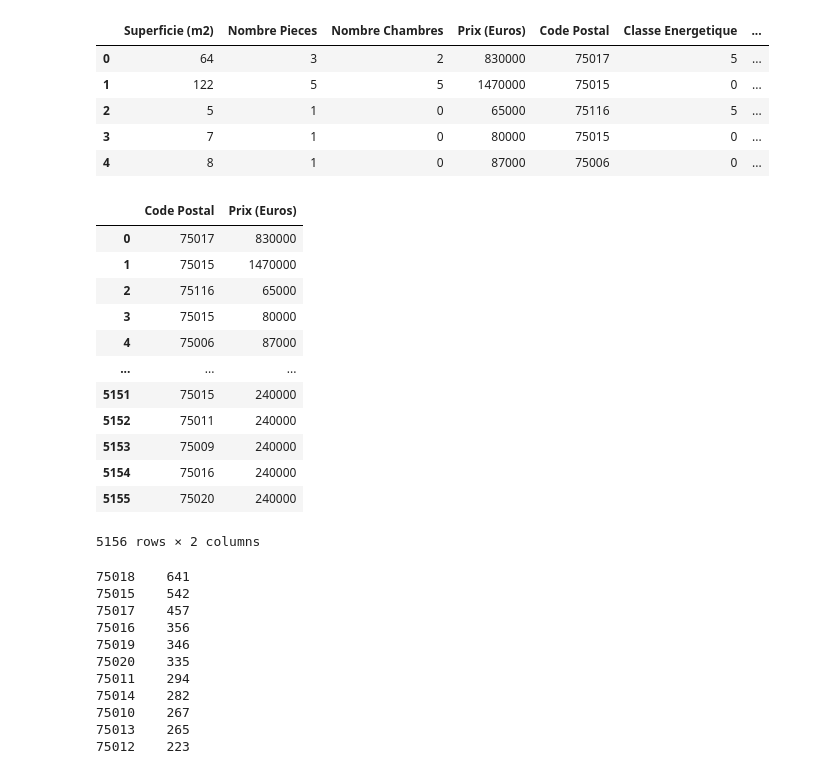
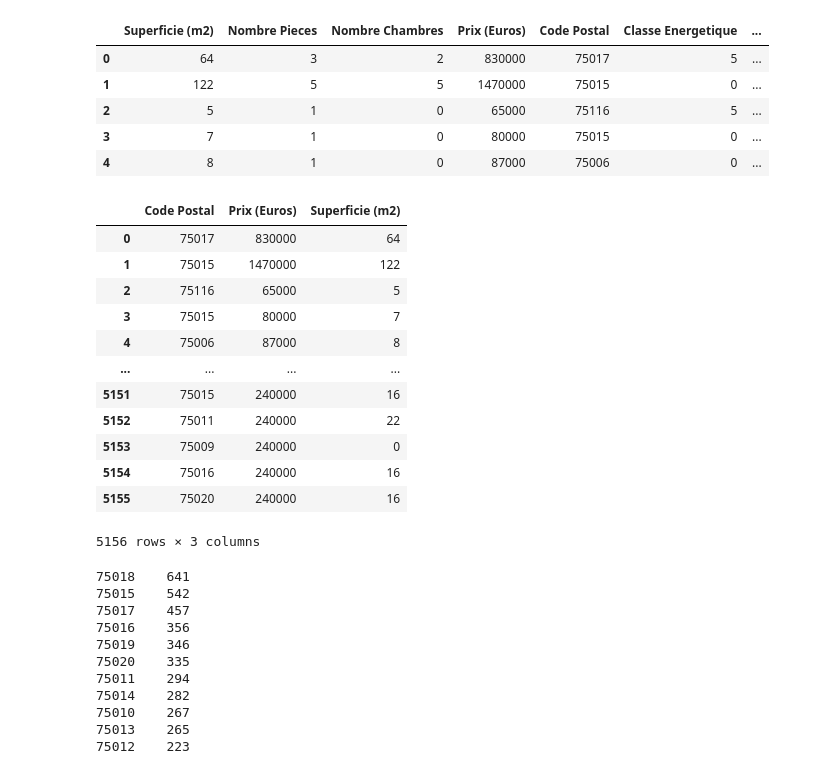
Before and after one commit to sabrineTT/real-estate-prediction, a Jupyter notebook: Julien/test_ML3.ipynb, the cells around one changed output. Drawn from its saved outputs; the diff is of its cells as text; code cells hidden in the pictures.

```diff
--- a/Julien/test_ML3.ipynb
+++ b/Julien/test_ML3.ipynb
@@ -453,21 +453,21 @@ df.head()
 | 3 | 7 | 1 | 0 | 80000 | 75015 | 0 | ... |
 | 4 | 8 | 1 | 0 | 87000 | 75006 | 0 | ... |
 # %%
-df[['Code Postal','Prix (Euros)']]
+df[['Code Postal','Prix (Euros)', 'Superficie (m2)']]
 # %% [output]
-|  | Code Postal | Prix (Euros) |
-| 0 | 75017 | 830000 |
-| 1 | 75015 | 1470000 |
-| 2 | 75116 | 65000 |
-| 3 | 75015 | 80000 |
-| 4 | 75006 | 87000 |
-| ... | ... | ... |
-| 5151 | 75015 | 240000 |
-| 5152 | 75011 | 240000 |
-| 5153 | 75009 | 240000 |
-| 5154 | 75016 | 240000 |
-| 5155 | 75020 | 240000 |
+|  | Code Postal | Prix (Euros) | Superficie (m2) |
+| 0 | 75017 | 830000 | 64 |
+| 1 | 75015 | 1470000 | 122 |
+| 2 | 75116 | 65000 | 5 |
+| 3 | 75015 | 80000 | 7 |
+| 4 | 75006 | 87000 | 8 |
+| ... | ... | ... | ... |
+| 5151 | 75015 | 240000 | 16 |
+| 5152 | 75011 | 240000 | 22 |
+| 5153 | 75009 | 240000 | 0 |
+| 5154 | 75016 | 240000 | 16 |
+| 5155 | 75020 | 240000 | 16 |
-5156 rows × 2 columns
+5156 rows × 3 columns
 # %%
 print(df["Code Postal"].value_counts())
 print(df.groupby('Code Postal')['Prix (Euros)'].mean())
```
Also changed, not shown: parts of 27 cells of this notebook.
